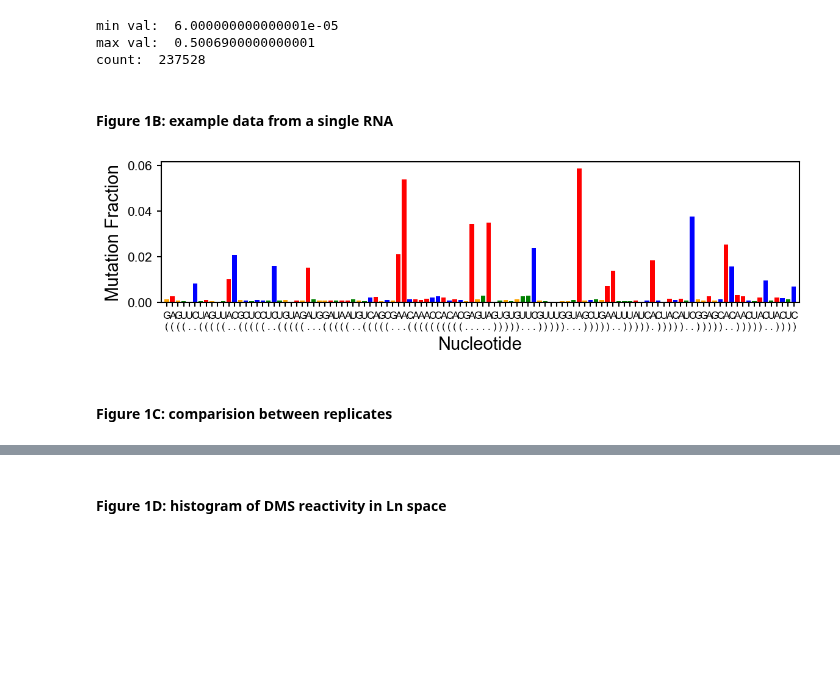
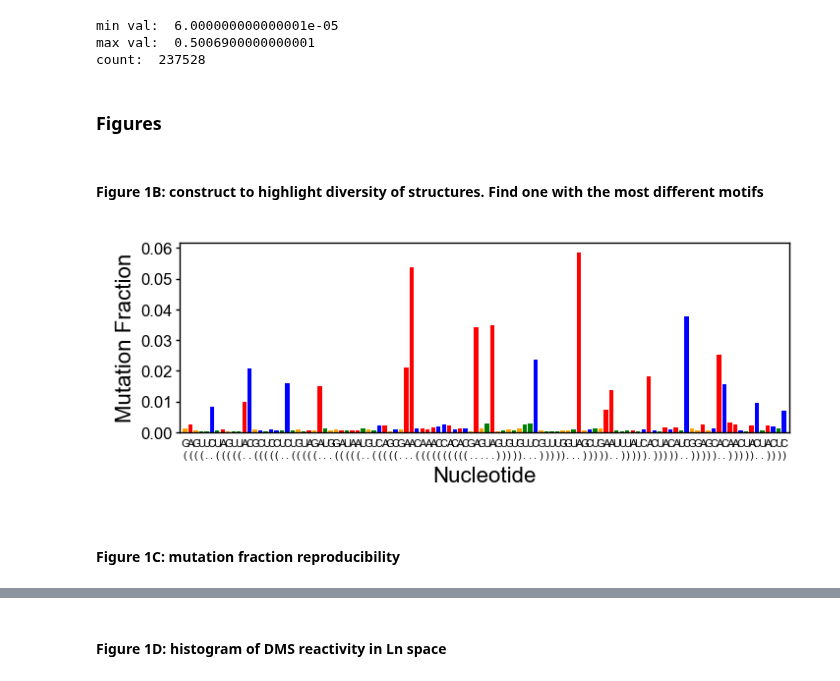
Before and after one commit to YesselmanLabPublications/2025_char_3d_struct_features, a Jupyter notebook: notebooks/manuscript_outline.ipynb, the cells around one changed output, grey strips where cells are left out. Saved outputs shown, nothing was run; the diff lists cells and outputs as text; code cells hidden in the pictures; blank space fills up the shorter version.

```diff
--- a/notebooks/manuscript_outline.ipynb
+++ b/notebooks/manuscript_outline.ipynb
@@ -17,5 +17,3 @@ import statsmodels.api as sm
 
 from dms_3d_features.plotting import plot_pop_avg_from_row, publication_style_ax, plot_motif_boxplot_stripplot, plot_scatter_w_best_fit_line
 from dms_3d_features.pdb_features import compute_solvent_accessibility_all
-
-plt.rcParams['figure.dpi'] = 150
@@ -24,6 +36,8 @@ DATA_PATH = "../data"
 # %%
-df = pd.read_json(f"{DATA_PATH}/raw-jsons/constructs/pdb_library_1_combined.json")
-df_2 = pd.read_json(f"{DATA_PATH}/raw-jsons/constructs/pdb_library_2_combined.json")
-df_motif = pd.read_json(f"{DATA_PATH}/raw-jsons/motifs/pdb_library_1_motifs_standard.json")
-df_residue = pd.read_json(f"{DATA_PATH}/raw-jsons/residues/pdb_library_1_residues.json")
+df_construct = pd.read_json(f"{DATA_PATH}/raw-jsons/constructs/pdb_library_1_combined.json")
+df_construct_2 = pd.read_json(f"{DATA_PATH}/raw-jsons/constructs/pdb_library_2_combined.json")
+df_motif = pd.read_json(
+    f"{DATA_PATH}/raw-jsons/motifs/pdb_library_1_motifs_standard.json"
+)
+df = pd.read_json(f"{DATA_PATH}/raw-jsons/residues/pdb_library_1_residues.json")
 # %%
@@ -72,21 +90,28 @@ print("count: ", len(df_residue))
 min val:  6.000000000000001e-05
 max val:  0.5006900000000001
 count:  237528
-# %% [markdown]
-#### Figure 1B: example data from a single RNA
+# %% [markdown]
+### Figures
+# %% [markdown]
+#### Figure 1B: construct to highlight diversity of structures. Find one with the most different motifs
 # %%
-row = df.iloc[7000].to_dict()
-row["sequence"] = row["sequence"][1:]
-row["structure"] = row["structure"][1:]
-row["data"] = row["data"][1:]
-fig, ax = plt.subplots(figsize=(9.00, 2.0))
-ax = plot_pop_avg_from_row(row, ax=ax)
-ax.set_xlabel("Nucleotide")
-ax.set_ylabel("Mutation Fraction")
-ax.set_xlim(-1, 112)
-publication_style_ax(ax, xtick_size=8)
+def figure_1b(df_construct, ax):
+    row = df_construct.iloc[7000].to_dict()
+    row["sequence"] = row["sequence"][1:]
+    row["structure"] = row["structure"][1:]
+    row["data"] = row["data"][1:]
+    ax = plot_pop_avg_from_row(row, ax=ax)
+    ax.set_xlabel("Nucleotide", labelpad=2)
+    ax.set_ylabel("Mutation Fraction", labelpad=2)
+    ax.set_yticks([0, 0.01, 0.02, 0.03, 0.04, 0.05, 0.06])
+    ax.set_xlim(-1, 112)
+    ax.tick_params(axis="x", which="both", bottom=False, top=False, size=-1)
+    publication_style_ax(ax, fsize=8, ytick_size=6, xtick_size=4)
-# %% [output]
-[figure, removed]
+# %%
+fig, ax = plt.subplots(figsize=(4.00, 1.25), dpi=200)
+figure_1b(df_construct, ax)
+# %% [output]
+[figure, added]
 # %% [markdown]
-#### Figure 1C: comparision between replicates
+#### Figure 1C: mutation fraction reproducibility
 # %%
```
Also changed, not shown: parts of 40 cells of this notebook, 13 other files.
